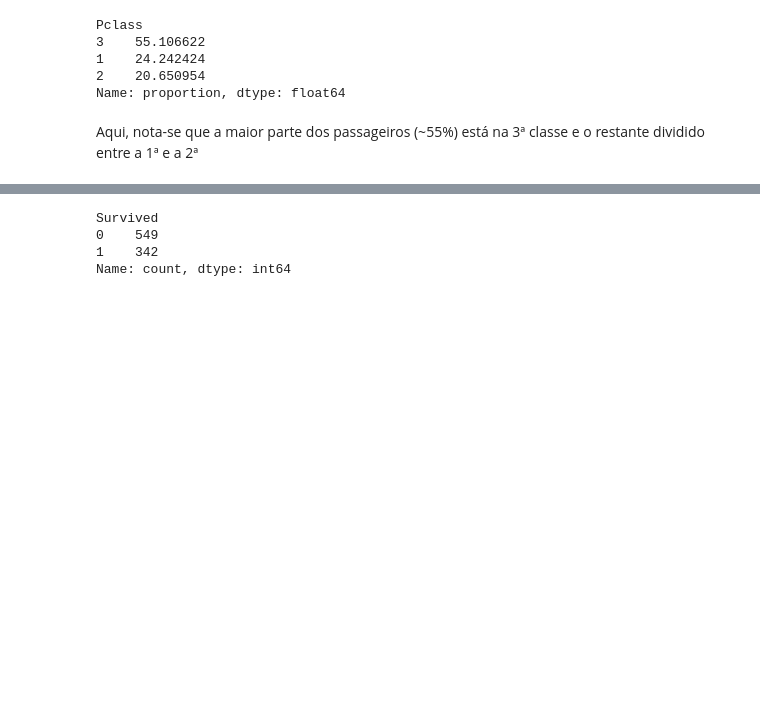
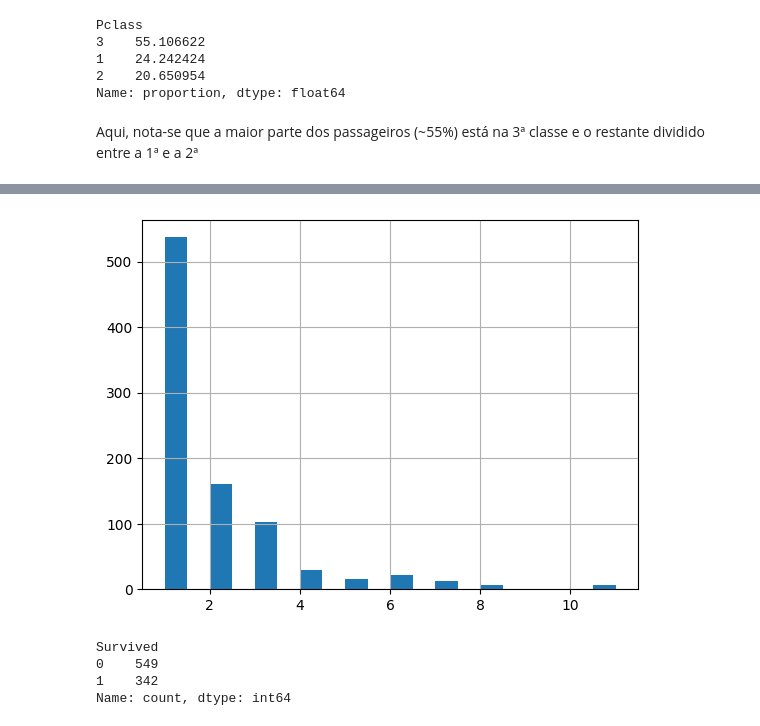
Before and after one commit to ateteu/analise-dados-titanic, a Jupyter notebook: notebooks/analise-titanic.ipynb, the cells around one changed output, grey strips where cells are left out. Cells and saved outputs as stored; diff of their text form; code cells hidden in the pictures; blank space fills up the shorter version.

```diff
--- a/notebooks/analise-titanic.ipynb
+++ b/notebooks/analise-titanic.ipynb
@@ -94,3 +94,6 @@ Pclass
 Name: proportion, dtype: float64
 # %% [markdown]
 Aqui, nota-se que a maior parte dos passageiros (~55%) está na 3ª classe e o restante dividido entre a 1ª e a 2ª
+# %%
+df["Family size"] = df["SibSp"] + df["Parch"] + 1
+df["Family size"].describe()
@@ -97,3 +110,8 @@ Aqui, nota-se que a maior parte dos passageiros (~55%) está na 3ª classe e o r
+# %%
+df["Family size"].hist(bins=20)
+plt.show()
+# %% [output]
+[figure, added]
 # %%
 df["Survived"].value_counts()
 # %% [output]
```
Also changed, not shown: parts of 1 cell of this notebook.
